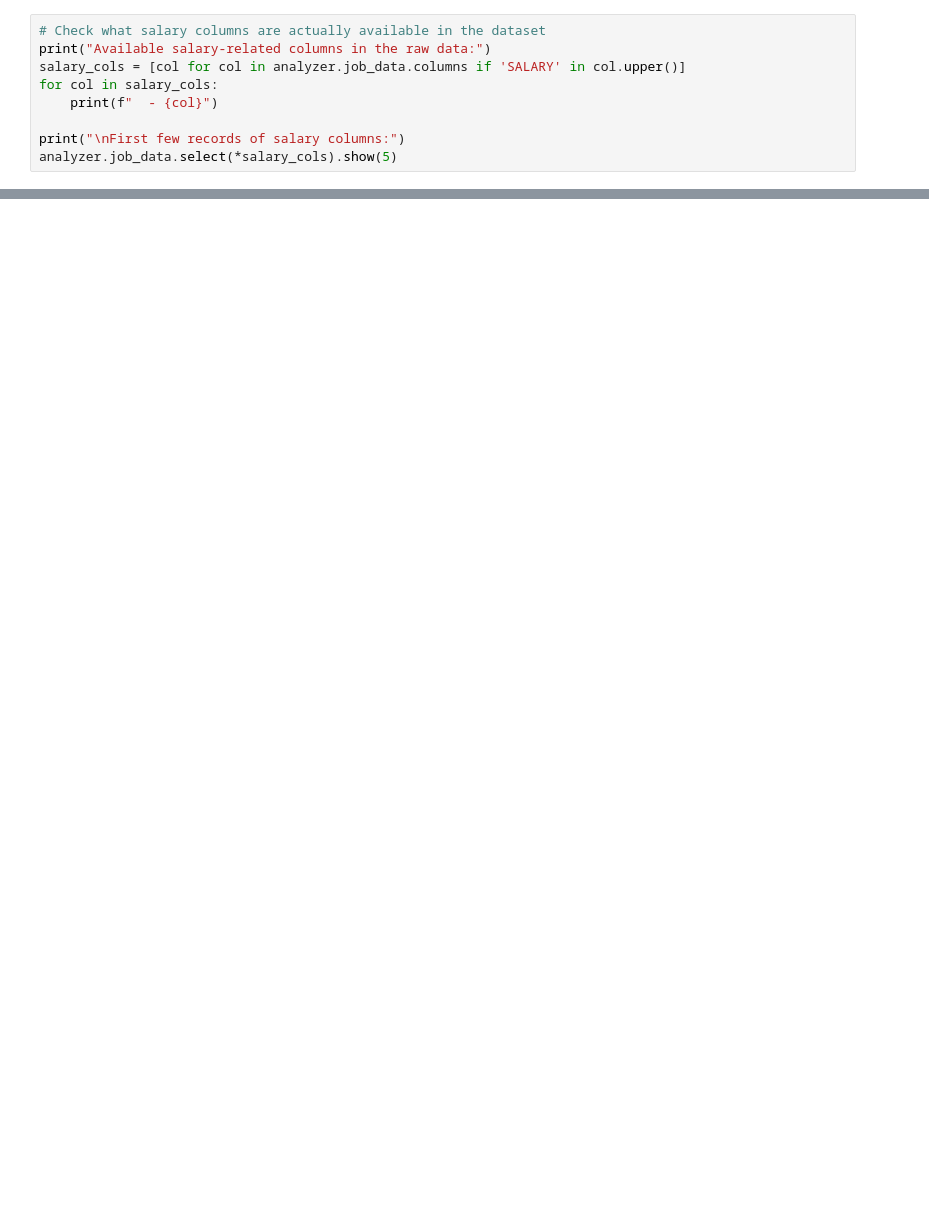
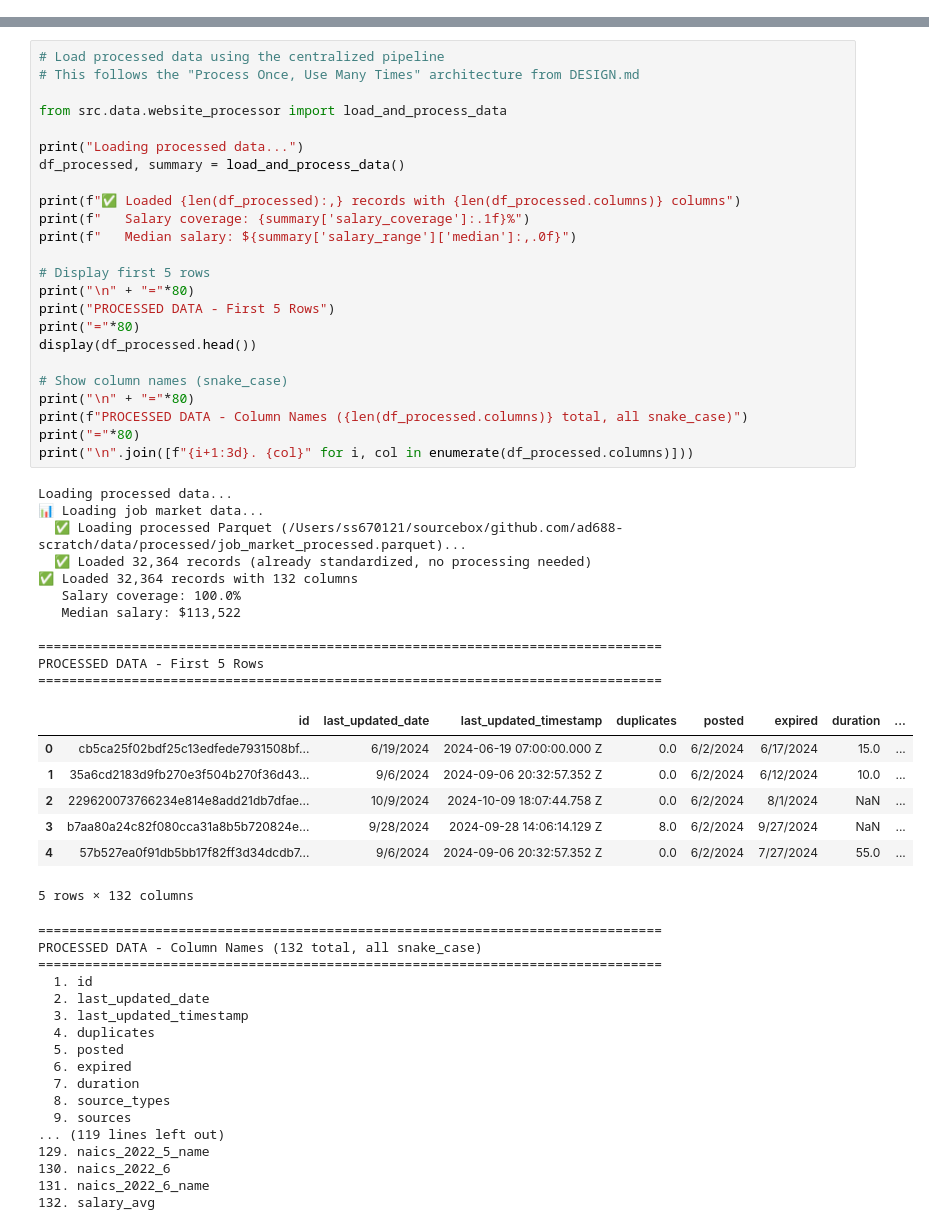
Before and after one commit to samarthya/ad688-scratch, a Jupyter notebook: notebooks/data_processing_pipeline_demo.ipynb, the cells around one changed output, grey strips where cells are left out. Drawn from its saved outputs; the diff is of its cells as text; blank space fills up the shorter version.

```diff
--- a/notebooks/data_processing_pipeline_demo.ipynb
+++ b/notebooks/data_processing_pipeline_demo.ipynb
@@ -1245,9 +0,0 @@ Cannot perform interactive exploration - processed data not available
-# %%
-# Check what salary columns are actually available in the dataset
-print("Available salary-related columns in the raw data:")
-salary_cols = [col for col in analyzer.job_data.columns if 'SALARY' in col.upper()]
-for col in salary_cols:
-    print(f"  - {col}")
-
-print("\nFirst few records of salary columns:")
-analyzer.job_data.select(*salary_cols).show(5)
@@ -1580,0 +113,60 @@ Traceback (most recent call last):
+# %%
+# Load processed data using the centralized pipeline
+# This follows the "Process Once, Use Many Times" architecture from DESIGN.md
+
+from src.data.website_processor import load_and_process_data
+
+print("Loading processed data...")
+df_processed, summary = load_and_process_data()
+
+print(f"✅ Loaded {len(df_processed):,} records with {len(df_processed.columns)} columns")
+print(f"   Salary coverage: {summary['salary_coverage']:.1f}%")
+print(f"   Median salary: ${summary['salary_range']['median']:,.0f}")
+
+# Display first 5 rows
+print("\n" + "="*80)
+print("PROCESSED DATA - First 5 Rows")
+print("="*80)
+display(df_processed.head())
+
+# Show column names (snake_case)
+print("\n" + "="*80)
+print(f"PROCESSED DATA - Column Names ({len(df_processed.columns)} total, all snake_case)")
+print("="*80)
+print("\n".join([f"{i+1:3d}. {col}" for i, col in enumerate(df_processed.columns)]))
+# %% [output]
+Loading processed data...
+📊 Loading job market data...
+  ✅ Loading processed Parquet (/Users/ss670121/sourcebox/github.com/ad688-scratch/data/processed/job_market_processed.parquet)...
+  ✅ Loaded 32,364 records (already standardized, no processing needed)
+✅ Loaded 32,364 records with 132 columns
+   Salary coverage: 100.0%
+   Median salary: $113,522
+
+================================================================================
+PROCESSED DATA - First 5 Rows
+================================================================================
+|  | id | last_updated_date | last_updated_timestamp | duplicates | posted | expired | duration | ... |
+| 0 | cb5ca25f02bdf25c13edfede7931508bf... | 6/19/2024 | 2024-06-19 07:00:00.000 Z | 0.0 | 6/2/2024 | 6/17/2024 | 15.0 | ... |
+| 1 | 35a6cd2183d9fb270e3f504b270f36d43... | 9/6/2024 | 2024-09-06 20:32:57.352 Z | 0.0 | 6/2/2024 | 6/12/2024 | 10.0 | ... |
+| 2 | 229620073766234e814e8add21db7dfae... | 10/9/2024 | 2024-10-09 18:07:44.758 Z | 0.0 | 6/2/2024 | 8/1/2024 | NaN | ... |
+| 3 | b7aa80a24c82f080cca31a8b5b720824e... | 9/28/2024 | 2024-09-28 14:06:14.129 Z | 8.0 | 6/2/2024 | 9/27/2024 | NaN | ... |
+| 4 | 57b527ea0f91db5bb17f82ff3d34dcdb7... | 9/6/2024 | 2024-09-06 20:32:57.352 Z | 0.0 | 6/2/2024 | 7/27/2024 | 55.0 | ... |
+5 rows × 132 columns
+================================================================================
+PROCESSED DATA - Column Names (132 total, all snake_case)
+================================================================================
+  1. id
+  2. last_updated_date
+  3. last_updated_timestamp
+  4. duplicates
+  5. posted
+  6. expired
+  7. duration
+  8. source_types
+  9. sources
+... (119 lines left out)
+129. naics_2022_5_name
+130. naics_2022_6
+131. naics_2022_6_name
+132. salary_avg
```
Also changed, not shown: parts of 37 cells of this notebook, 6 other files.
